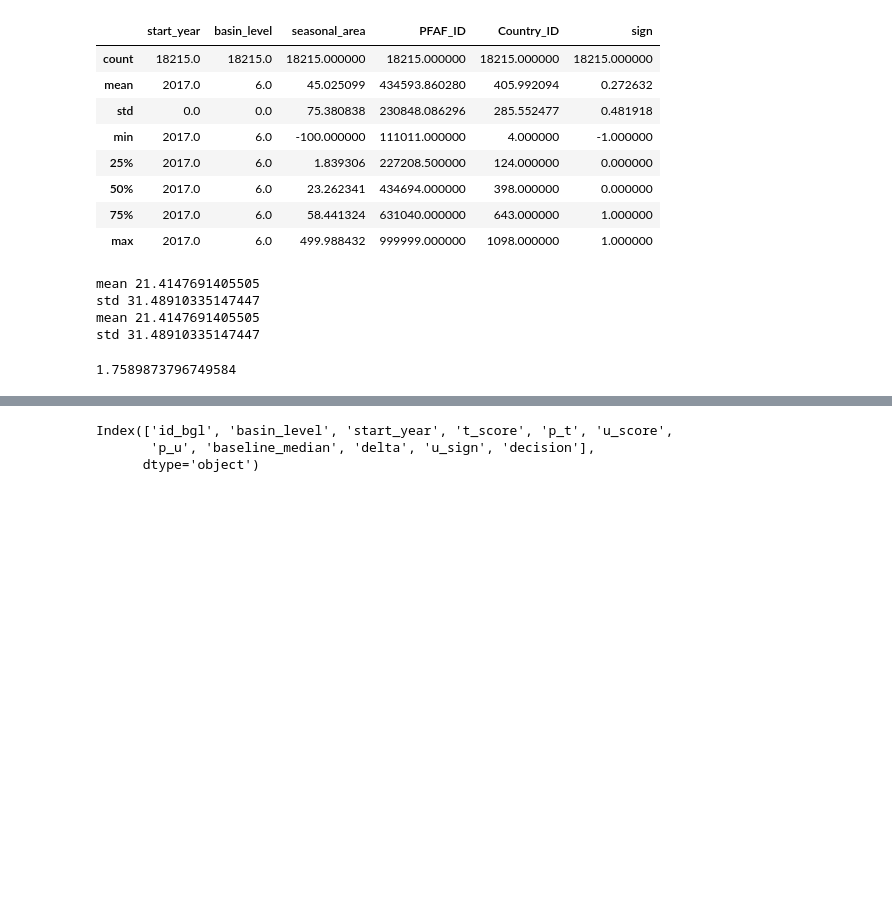
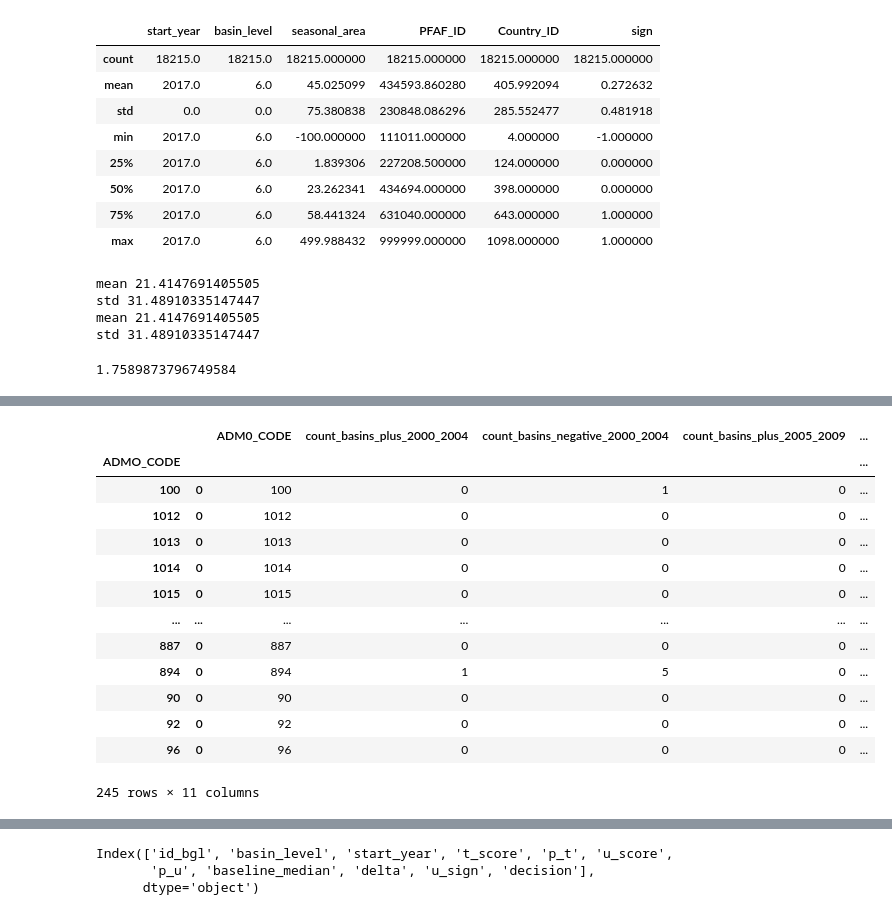
Before and after one commit to puzhao8/SDG661-Fresh-Water, a Jupyter notebook: testbed_V1.ipynb, the cells around one changed output, grey strips where cells are left out. Cells and saved outputs as stored; diff of their text form; code cells hidden in the pictures; blank space fills up the shorter version.

```diff
--- a/testbed_V1.ipynb
+++ b/testbed_V1.ipynb
@@ -268,0 +355,17 @@ KeyError: "['mean', 'std', 'thd_low', 'thd_high', 'alpha', 'p_thd'] not in index
+# %%
+res
+# %% [output]
+|  |  | ADM0_CODE | count_basins_plus_2000_2004 | count_basins_negative_2000_2004 | count_basins_plus_2005_2009 | ... |
+| ADMO_CODE |  |  |  |  |  | ... |
+| 100 | 0 | 100 | 0 | 1 | 0 | ... |
+| 1012 | 0 | 1012 | 0 | 0 | 0 | ... |
+| 1013 | 0 | 1013 | 0 | 0 | 0 | ... |
+| 1014 | 0 | 1014 | 0 | 0 | 0 | ... |
+| 1015 | 0 | 1015 | 0 | 0 | 0 | ... |
+| ... | ... | ... | ... | ... | ... | ... |
+| 887 | 0 | 887 | 0 | 0 | 0 | ... |
+| 894 | 0 | 894 | 1 | 5 | 0 | ... |
+| 90 | 0 | 90 | 0 | 0 | 0 | ... |
+| 92 | 0 | 92 | 0 | 0 | 0 | ... |
+| 96 | 0 | 96 | 0 | 0 | 0 | ... |
+245 rows × 11 columns
```
Also changed, not shown: parts of 13 cells of this notebook, 2 other files.
